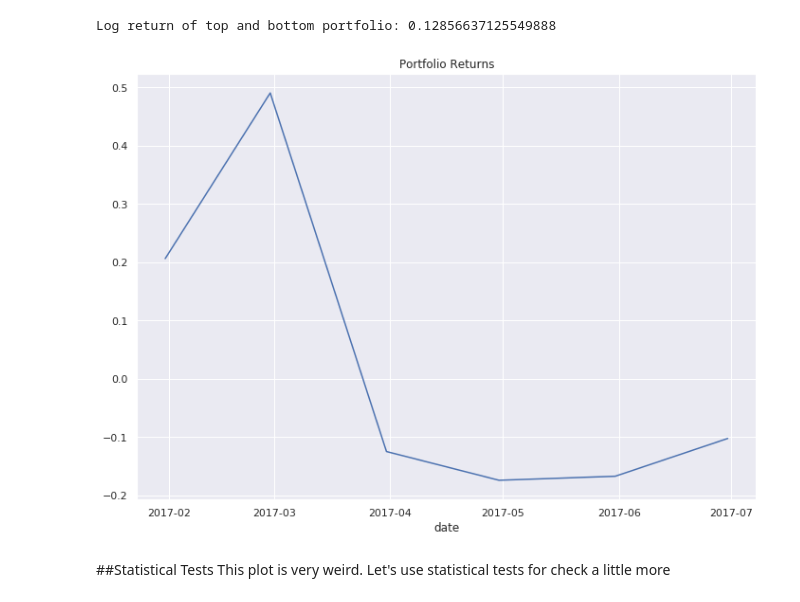
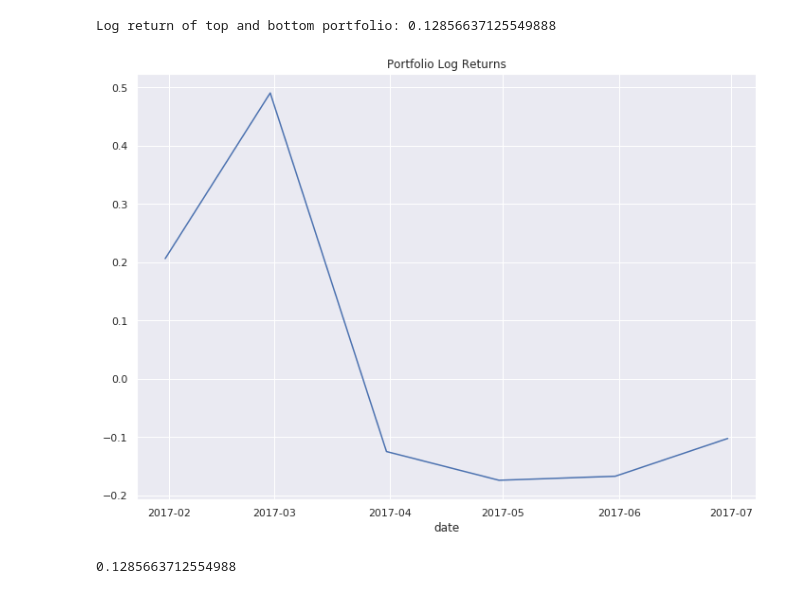
Before and after one commit to victormenuzzo/Quantitative-Analysis, a Jupyter notebook: part1/longshort_equity.ipynb, the cells around one changed output. Saved outputs shown, nothing was run; the diff lists cells and outputs as text; code cells hidden in the pictures.

Commit message:
add stats tests

```diff
--- a/part1/longshort_equity.ipynb
+++ b/part1/longshort_equity.ipynb
@@ -140,14 +141,11 @@ Log return of top and bottom portfolio: 0.12856637125549888
 # %%
 month_return_top = long_portfolio.sum(axis = 1)
 month_return_bot = short_portfolio.sum(axis = 1)
 
 month_return_port = month_return_top - month_return_bot
 
 sns.lineplot(month_return_port.index , month_return_port.values)
-plt.title('Portfolio Returns')
+plt.title('Portfolio Log Returns')
 plt.show()
 # %% [output]
-[figure, old version]
+[figure, new version]
-# %% [markdown]
-##Statistical Tests
-This plot is very weird. Let's use statistical tests for check a little more
@@ -155,0 +152,4 @@ This plot is very weird. Let's use statistical tests for check a little more
+# %%
+print((month_return_top-month_return_bot).sum())
+# %% [output]
+0.1285663712554988
```
Also changed, not shown: parts of 6 cells of this notebook.
